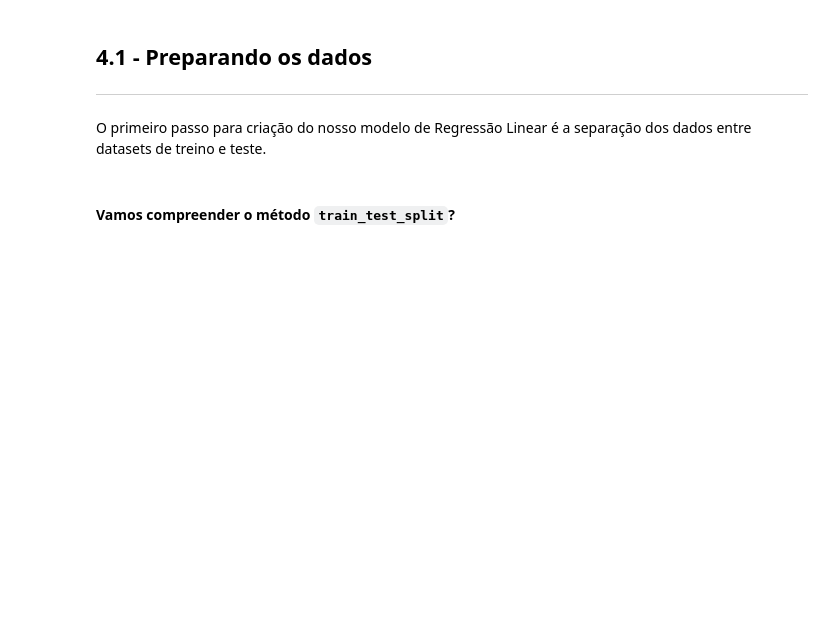
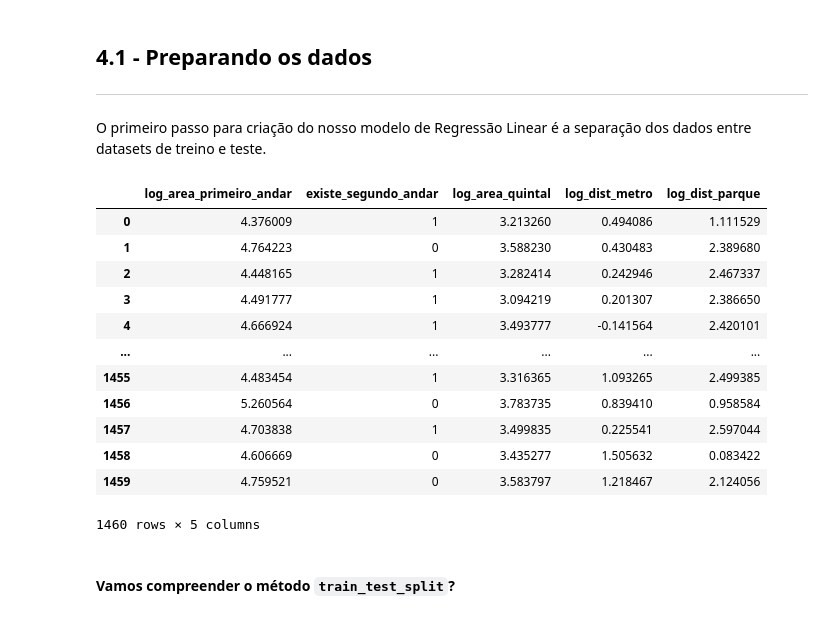
Before and after one commit to arthur-pulini/Machine-Learning-regressao-alura, a Jupyter notebook: Transformando_Variaveis_para_uma_Regressao_Linear/Regressao Linear.ipynb, the cells around one changed output. Drawn from its saved outputs; the diff is of its cells as text; code cells hidden in the pictures; blank space fills up the shorter version.

Commit message:
Separando os dados em treino e teste

```diff
--- a/Transformando_Variaveis_para_uma_Regressao_Linear/Regressao Linear.ipynb
+++ b/Transformando_Variaveis_para_uma_Regressao_Linear/Regressao Linear.ipynb
@@ -349,6 +349,23 @@ O primeiro passo para criação do nosso modelo de Regressão Linear é a separa
 # %%
 # Definindo X e y
-...
+y = dados['log_valor']
+X = dados[['log_area_primeiro_andar', 'existe_segundo_andar', 'log_area_quintal',
+       'log_dist_metro', 'log_dist_parque']]
+X
+# %% [output]
+|  | log_area_primeiro_andar | existe_segundo_andar | log_area_quintal | log_dist_metro | log_dist_parque |
+| 0 | 4.376009 | 1 | 3.213260 | 0.494086 | 1.111529 |
+| 1 | 4.764223 | 0 | 3.588230 | 0.430483 | 2.389680 |
+| 2 | 4.448165 | 1 | 3.282414 | 0.242946 | 2.467337 |
+| 3 | 4.491777 | 1 | 3.094219 | 0.201307 | 2.386650 |
+| 4 | 4.666924 | 1 | 3.493777 | -0.141564 | 2.420101 |
+| ... | ... | ... | ... | ... | ... |
+| 1455 | 4.483454 | 1 | 3.316365 | 1.093265 | 2.499385 |
+| 1456 | 5.260564 | 0 | 3.783735 | 0.839410 | 0.958584 |
+| 1457 | 4.703838 | 1 | 3.499835 | 0.225541 | 2.597044 |
+| 1458 | 4.606669 | 0 | 3.435277 | 1.505632 | 0.083422 |
+| 1459 | 4.759521 | 0 | 3.583797 | 1.218467 | 2.124056 |
+1460 rows × 5 columns
 # %% [markdown]
 #### **Vamos compreender o método** `train_test_split`?
 # %%
```
Also changed, not shown: parts of 5 cells of this notebook, 1 other file.
